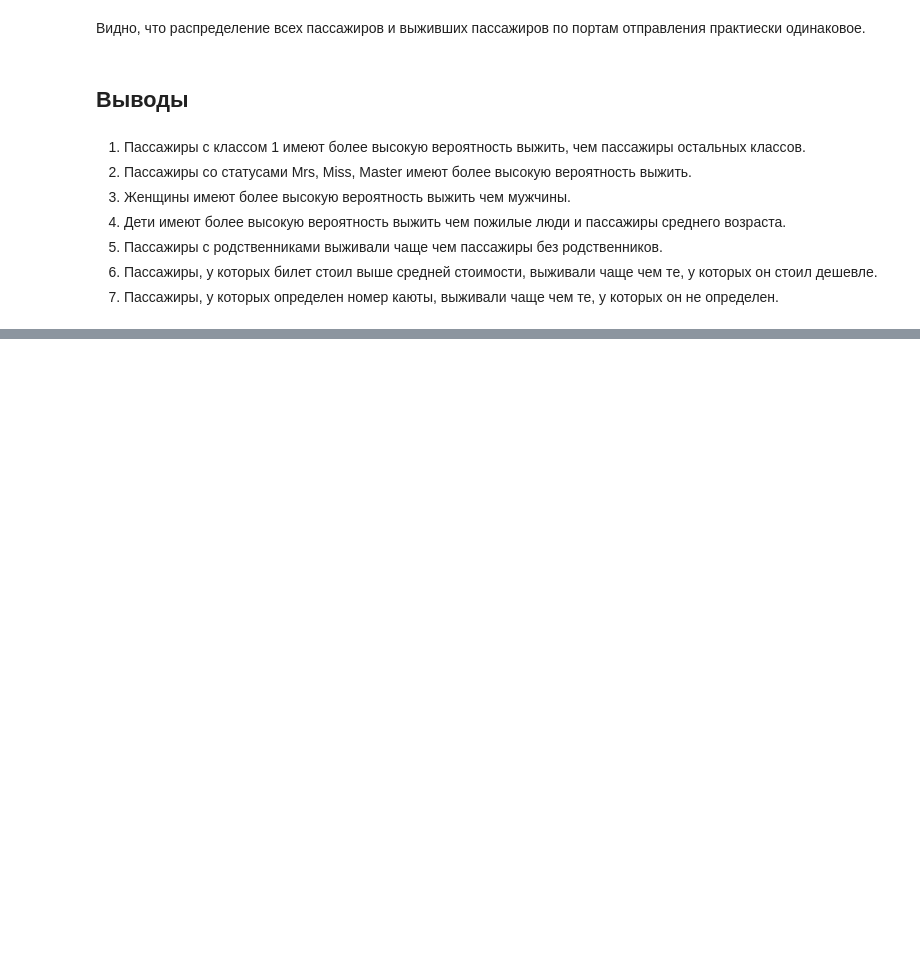
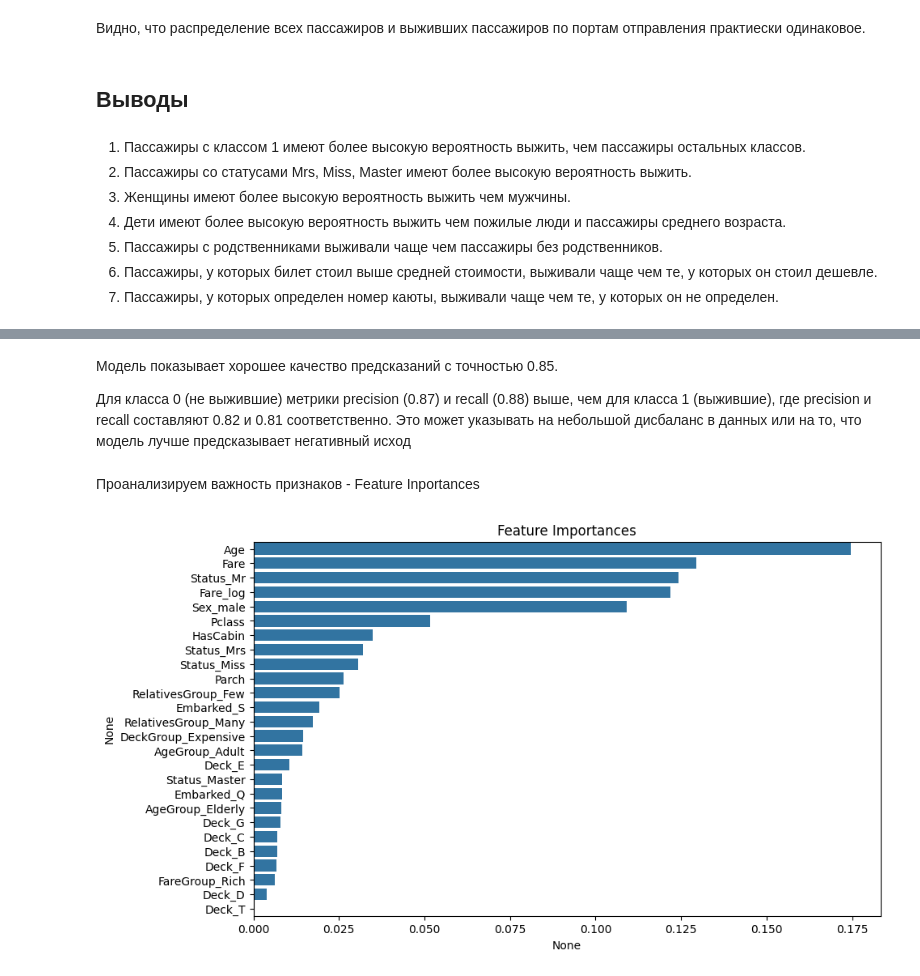
Before and after one commit to Rzhvms/Titanic_ML, a Jupyter notebook: titanic.ipynb, the cells around one changed output, grey strips where cells are left out. Cells and saved outputs as stored; diff of their text form; code cells hidden in the pictures; blank space fills up the shorter version.

Commit message:
Feature Engineering and Importances

```diff
--- a/titanic.ipynb
+++ b/titanic.ipynb
@@ -1085,0 +1211,3 @@ dtype: int64
+# %%
+low_corr = corr_matrix[abs(corr_matrix['Survived']) < 0.05].index
+df_fe = df_fe.drop(low_corr, axis=1)
@@ -1085,0 +1216,4 @@ dtype: int64
+# %%
+X = df_fe.drop(columns=['Survived', 'Name', 'Ticket', 'Cabin'], errors='ignore')
+y = df_fe['Survived']
+X_encoded = pd.get_dummies(X, drop_first=True)
@@ -1085,0 +1222,5 @@ dtype: int64
+# %%
+scaler = StandardScaler()
+X_scaled = scaler.fit_transform(X_encoded)
+
+X_train, X_test, y_train, y_test = train_test_split(X_scaled, y, test_size=0.2, random_state=42)
@@ -1085,0 +1229,6 @@ dtype: int64
+# %%
+rf_model = RandomForestClassifier(n_estimators=100, random_state=42)
+rf_model.fit(X_train, y_train)
+y_pred_rf = rf_model.predict(X_test)
+print("Classification Report (Random Forest):")
+print(classification_report(y_test, y_pred_rf))
@@ -1085,0 +1245,14 @@ dtype: int64
+# %% [markdown]
+Модель показывает хорошее качество предсказаний с точностью 0.85.
+
+Для класса 0 (не выжившие) метрики precision (0.87) и recall (0.88) выше, чем для класса 1 (выжившие), где precision и recall составляют 0.82 и 0.81 соответственно. Это может указывать на небольшой дисбаланс в данных или на то, что модель лучше предсказывает негативный исход
+# %% [markdown]
+Проанализируем важность признаков - Feature Inportances
+# %%
+feature_importances = pd.Series(rf_model.feature_importances_, index=X_encoded.columns).sort_values(ascending=False)
+plt.figure(figsize=(10, 6))
+sns.barplot(x=feature_importances, y=feature_importances.index)
+plt.title('Feature Importances')
+plt.show()
+# %% [output]
+[figure, added]
```
Also changed, not shown: parts of 43 cells of this notebook.
